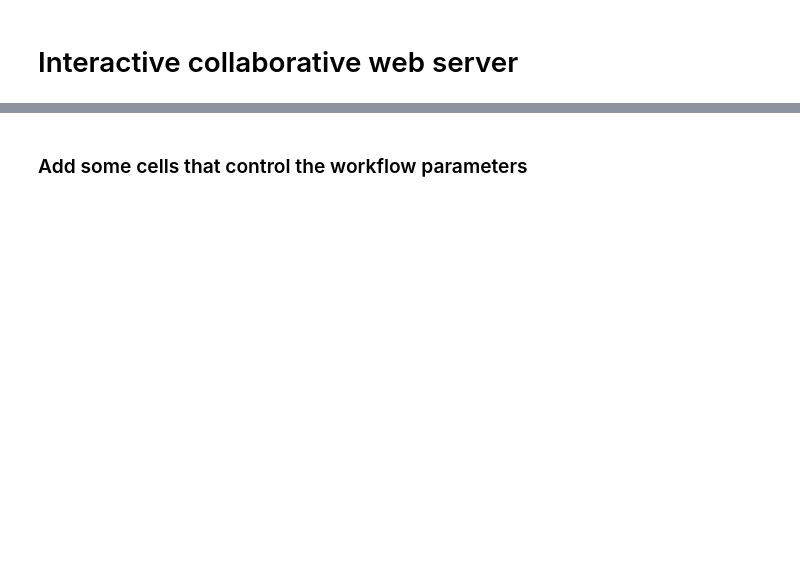
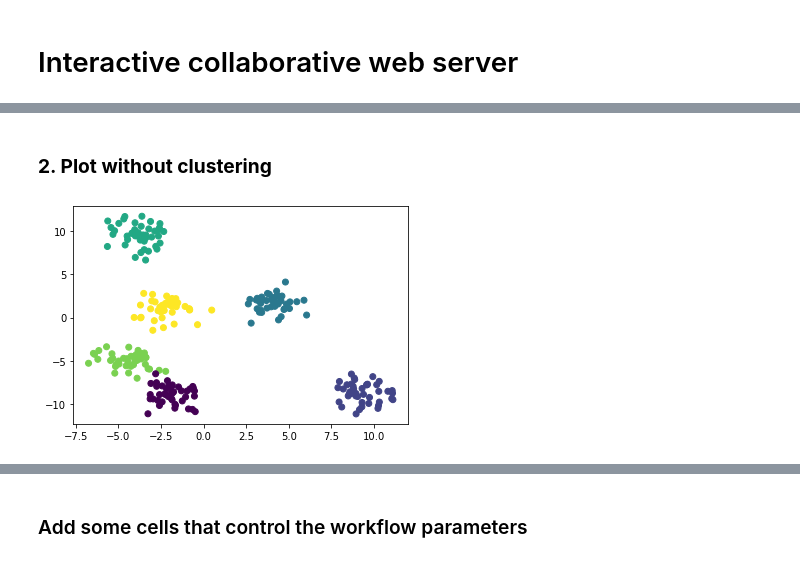
Before and after one commit to sjdv1982/seamless, a Jupyter notebook: examples/webserver-example/webserver.ipynb, the cells around one changed output, grey strips where cells are left out. Cells and saved outputs as stored; diff of their text form; code cells hidden in the pictures; blank space fills up the shorter version.

```diff
--- a/examples/webserver-example/webserver.ipynb
+++ b/examples/webserver-example/webserver.ipynb
@@ -110,21 +2,0 @@ array([[-1.98272936,  4.34404101],
-# %%
-def plot_dataset(dataset, colors):
-    import matplotlib.pyplot as plt
-    x, y = dataset[:, 0], dataset[:, 1]
-    plt.scatter(x,y, c=colors)
-
-    # We need to return the PNG bytes. Unfortunately, there is no Matplotlib built-in function for this
-    from io import BytesIO
-    png = BytesIO()
-    plt.savefig(png)
-    return png.getvalue()
-
-ctx.plot_dataset = plot_dataset
-ctx.plot_dataset.dataset = ctx.dataset
-ctx.plot_dataset.colors = ctx.dataset_classes
-ctx.plot = ctx.plot_dataset.result
-ctx.plot.celltype = "bytes"
-ctx.plot.mimetype = "png"
-await ctx.translation()
-await ctx.computation()
-print(ctx.plot.status, "Exception:", ctx.plot_dataset.exception)
@@ -132,0 +9,5 @@ Status: OK Exception: None
+# %%
+from sklearn.datasets import make_blobs
+
+dataset, dataset_classes = make_blobs(n_samples=250, centers=6)
+dataset
@@ -132,0 +32,2 @@ Status: OK Exception: None
+# %% [markdown]
+### **2. Plot without clustering**
@@ -132,0 +40,4 @@ Status: OK Exception: None
+# %%
+plot_dataset(dataset, dataset_classes)
+# %% [output]
+[figure, added]
```
Also changed, not shown: parts of 57 cells of this notebook, 1 other file.
